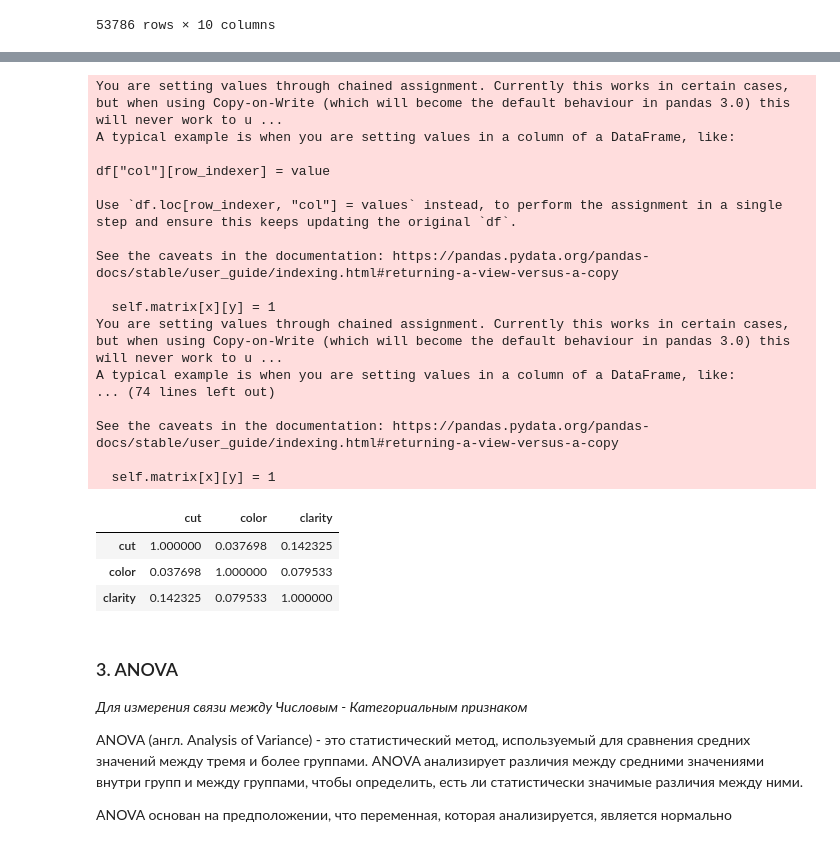
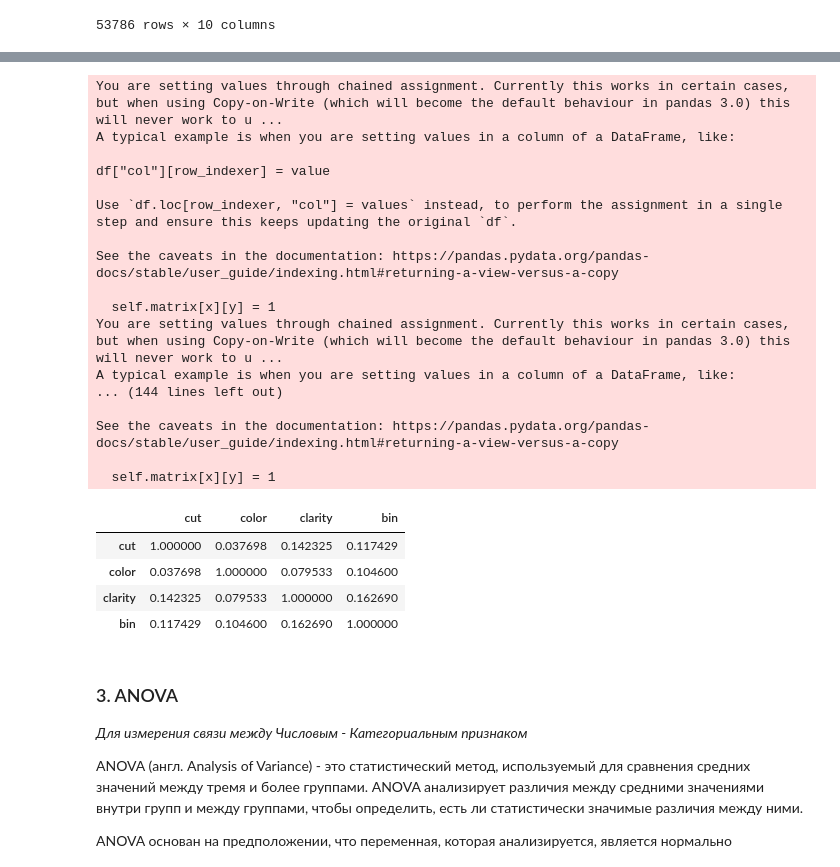
Before and after one commit to EliseyGlukhov/EDA_and_classification, a Jupyter notebook: Лаб №4/ФМИ_EDA_deep.ipynb, the cells around one changed output, grey strips where cells are left out. Cells and saved outputs as stored; diff of their text form; code cells hidden in the pictures.

```diff
--- a/Лаб №4/ФМИ_EDA_deep.ipynb
+++ b/Лаб №4/ФМИ_EDA_deep.ipynb
@@ -231,33 +247,34 @@ df
 # %%
 import association_metrics as am
 
 df_cat = df.apply(lambda x: x.astype("category") if x.dtype == "object" else x)
-
+df_cat['bin'] = pd.qcut(df['price'], q=10)
 cramersv = am.CramersV(df_cat)
 
 cramersv.fit()
 # %% [output]
 You are setting values through chained assignment. Currently this works in certain cases, but when using Copy-on-Write (which will become the default behaviour in pandas 3.0) this will never work to u ...
 A typical example is when you are setting values in a column of a DataFrame, like:
 
 df["col"][row_indexer] = value
 
 Use `df.loc[row_indexer, "col"] = values` instead, to perform the assignment in a single step and ensure this keeps updating the original `df`.
 
 See the caveats in the documentation: https://pandas.pydata.org/pandas-docs/stable/user_guide/indexing.html#returning-a-view-versus-a-copy
 
   self.matrix[x][y] = 1
 You are setting values through chained assignment. Currently this works in certain cases, but when using Copy-on-Write (which will become the default behaviour in pandas 3.0) this will never work to u ...
 A typical example is when you are setting values in a column of a DataFrame, like:
-... (74 lines left out)
+... (144 lines left out)
 
 See the caveats in the documentation: https://pandas.pydata.org/pandas-docs/stable/user_guide/indexing.html#returning-a-view-versus-a-copy
 
   self.matrix[x][y] = 1
-|  | cut | color | clarity |
-| cut | 1.000000 | 0.037698 | 0.142325 |
-| color | 0.037698 | 1.000000 | 0.079533 |
-| clarity | 0.142325 | 0.079533 | 1.000000 |
+|  | cut | color | clarity | bin |
+| cut | 1.000000 | 0.037698 | 0.142325 | 0.117429 |
+| color | 0.037698 | 1.000000 | 0.079533 | 0.104600 |
+| clarity | 0.142325 | 0.079533 | 1.000000 | 0.162690 |
+| bin | 0.117429 | 0.104600 | 0.162690 | 1.000000 |
 # %% [markdown]
 ### 3. ANOVA
 
```
Also changed, not shown: parts of 1 cell of this notebook.
